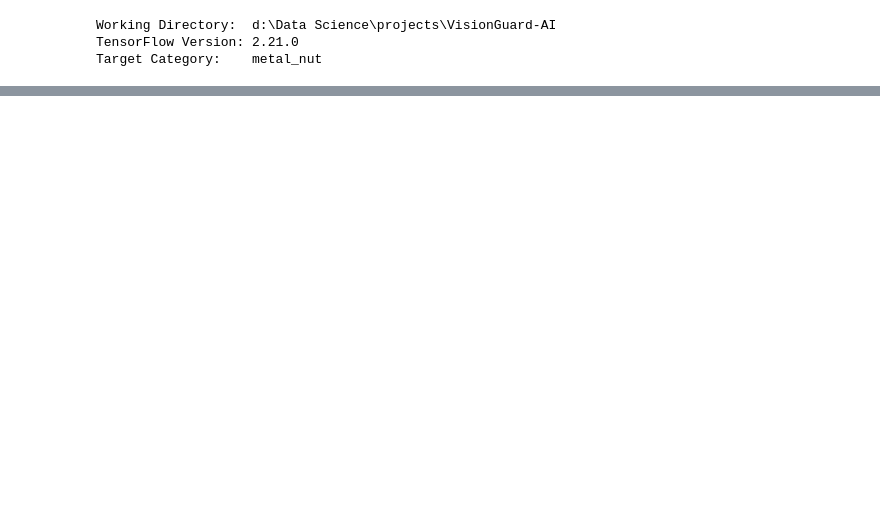
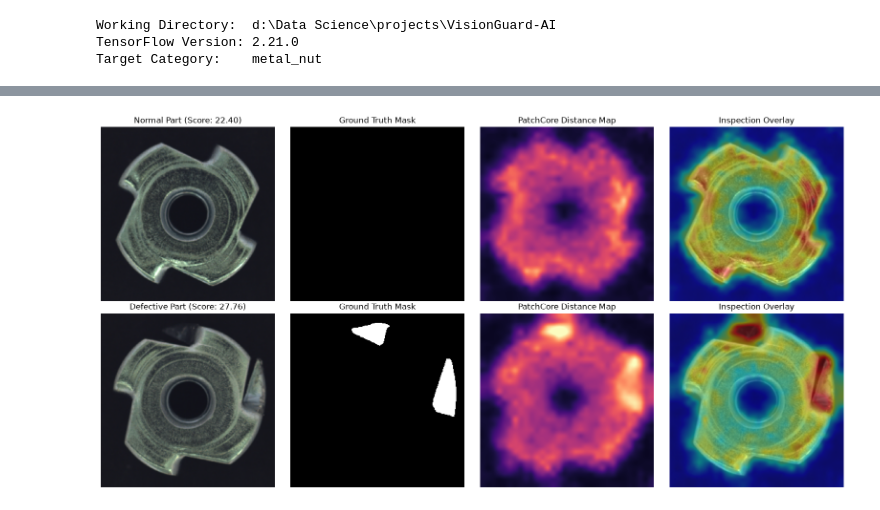
Before and after one commit to RuchithaAV/VisionGuard-AI, a Jupyter notebook: notebooks/04_patchcore_efficientnet.ipynb, the cells around one changed output, grey strips where cells are left out. Cells and saved outputs as stored; diff of their text form; code cells hidden in the pictures; blank space fills up the shorter version.

```diff
--- a/notebooks/04_patchcore_efficientnet.ipynb
+++ b/notebooks/04_patchcore_efficientnet.ipynb
@@ -36,0 +51,20 @@ Target Category:    metal_nut
+# %%
+# Load nominal training dataset
+train_ds, val_ds, n_train, n_val = create_autoencoder_datasets(
+    category=CATEGORY, batch_size=16, val_split=0.15, random_seed=42
+)
+print(f"Loaded {n_train} training samples for [{CATEGORY}]")
+
+# Initialize extractor and memory bank
+extractor = MultiScaleFeatureExtractor(input_shape=(256, 256, 3))
+memory_bank = PatchCoreMemoryBank(feature_extractor=extractor, coreset_ratio=0.10)
+
+# Fit — takes ~15-25 seconds (frozen weights, no backprop)
+print("\nFitting Core-Set Memory Bank...")
+start_time = time.time()
+memory_bank.fit(train_ds)
+fit_duration = time.time() - start_time
+
+print(f"\nDone in {fit_duration:.2f} seconds!")
+print(f"Memory Bank Shape: {memory_bank.memory_bank.shape}")
+print(f"Stored Vectors: {memory_bank.memory_bank.shape[0]:,} (Dimension: {memory_bank.memory_bank.shape[1]})")
@@ -36,0 +128,28 @@ Target Category:    metal_nut
+# %%
+normal_idx = np.where(test_lbls == 0)[0][0]
+defect_idx = np.where(test_lbls == 1)[0][0]
+
+# Shared 99.5th percentile color scale so normal vs. defect heatmaps are directly comparable
+vmax = float(np.percentile(patchcore_maps, 99.5))
+
+fig, axes = plt.subplots(2, 4, figsize=(16, 8))
+for row, (idx, label_name) in enumerate([(normal_idx, "Normal Part"), (defect_idx, "Defective Part")]):
+    norm_map = np.clip(patchcore_maps[idx] / (vmax + 1e-8), 0.0, 1.0)
+    _, overlay_rgb = generate_heatmap_and_overlay(test_imgs[idx], norm_map, alpha=0.55)
+
+    axes[row, 0].imshow(test_imgs[idx])
+    axes[row, 0].set_title(f"{label_name} (Score: {patchcore_scores[idx]:.2f})")
+    axes[row, 1].imshow(test_masks[idx], cmap="gray")
+    axes[row, 1].set_title("Ground Truth Mask")
+    axes[row, 2].imshow(patchcore_maps[idx], cmap="magma", vmin=0.0, vmax=vmax)
+    axes[row, 2].set_title("PatchCore Distance Map")
+    axes[row, 3].imshow(overlay_rgb)
+    axes[row, 3].set_title("Inspection Overlay")
+
+    for col in range(4):
+        axes[row, col].axis("off")
+
+plt.tight_layout()
+plt.show()
+# %% [output]
+[figure, added]
```
Also changed, not shown: parts of 5 cells of this notebook, 2 other files.
